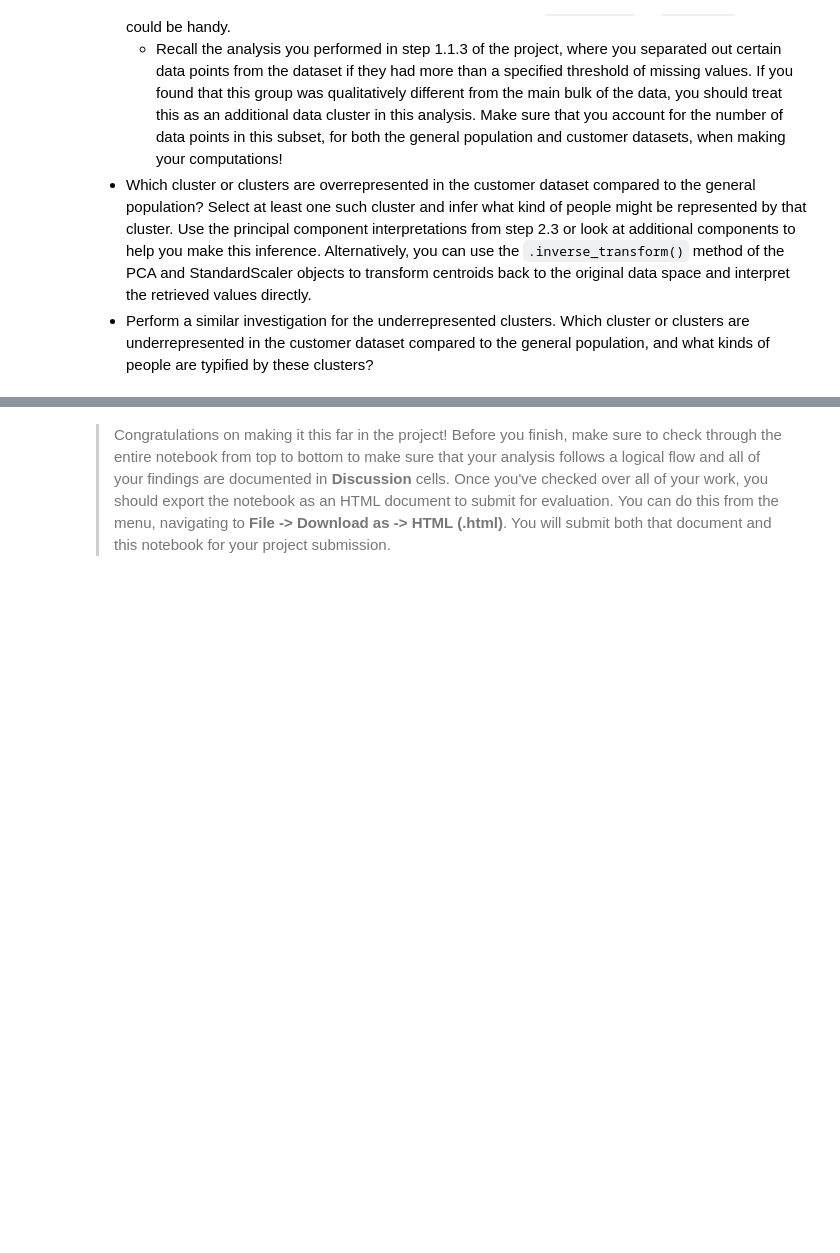
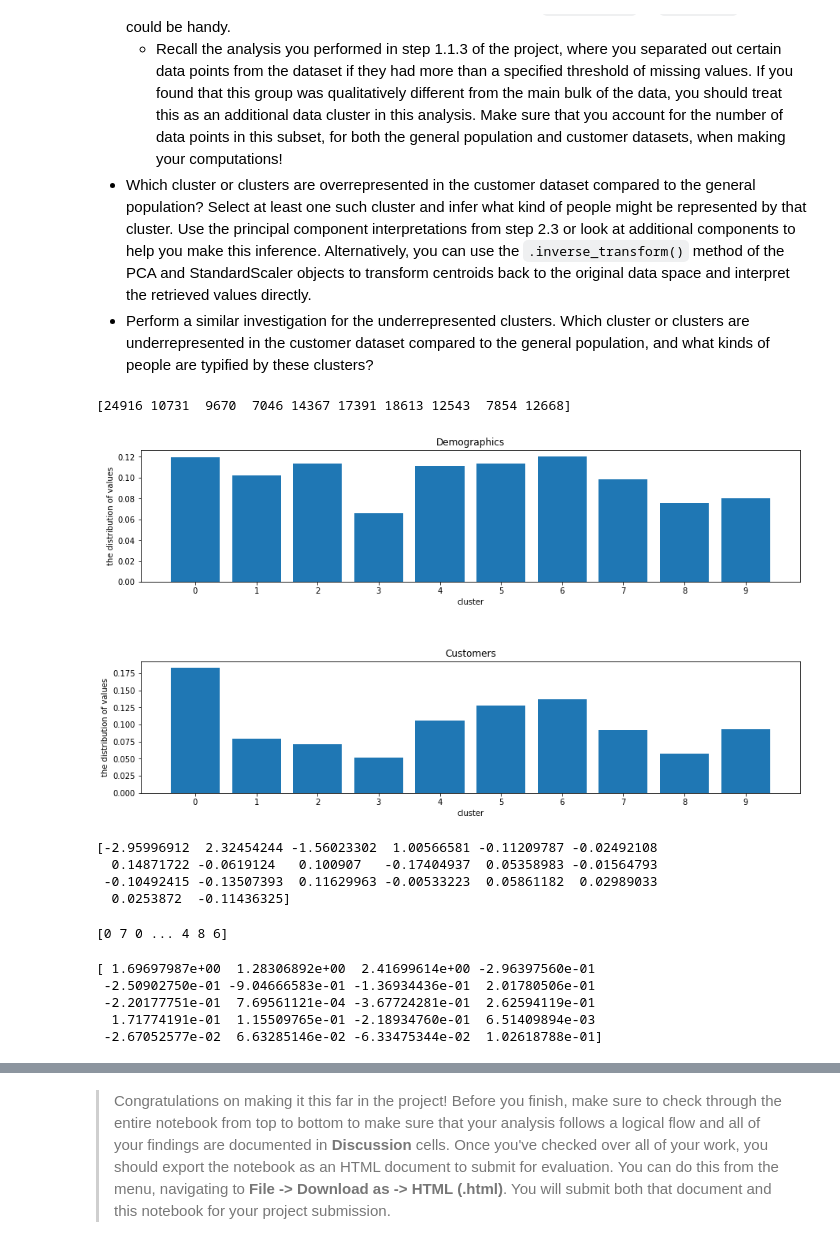
Before and after one commit to xueweiyema/IdentifyCustomer, a Jupyter notebook: Identify_Customer_Segments.ipynb, the cells around one changed output, grey strips where cells are left out. Saved outputs shown, nothing was run; the diff lists cells and outputs as text; code cells hidden in the pictures; blank space fills up the shorter version.

```diff
--- a/Identify_Customer_Segments.ipynb
+++ b/Identify_Customer_Segments.ipynb
@@ -985,6 +1004,8 @@ NameError: name 'principalComponents_updated' is not defined
 # %%
 # Re-fit the k-means model with the selected number of clusters and obtain
 # cluster predictions for the general population demographics data.
+kmeans=KMeans(n_clusters=10,random_state=0)
+result=kmeans.fit_predict(azdias_pca)
 # %% [markdown]
 ### Discussion 3.1: Apply Clustering to General Population
 
@@ -999,4 +1021,4 @@ Now that you have clusters and cluster centers for the general population, it's
 - Use the sklearn objects from the general demographics data, and apply their transformations to the customers data. That is, you should not be using a `.fit()` or `.fit_transform()` method to re-fit the old objects, nor should you be creating new sklearn objects! Carry the data through the feature scaling, PCA, and clustering steps, obtaining cluster assignments for all of the data in the customer demographics data.
 # %%
 # Load in the customer demographics data.
-customers =
+customers = pd.read_csv('Udacity_CUSTOMERS_Subset.csv',sep=';')
@@ -1023,9 +1071,65 @@ Take a look at the following points in this step:
+# %%
+# bin_list=np.bincount(result)
+# print(bin_list)
+customers_bin_list=np.bincount(customers_result)
+print(customers_bin_list)
+# %% [output]
+[24916 10731  9670  7046 14367 17391 18613 12543  7854 12668]
+# %%
+# Compare the proportion of data in each cluster for the customer data to the
+# proportion of data in each cluster for the general population.
+
+
+percent_bin_list = list(map(lambda i: i/len(result), bin_list))
+# print(percent_bin_list)
+customers_percent_bin_list = list(map(lambda i: i/len(customers_result), customers_bin_list))
+plt.figure(figsize=(15,8))
+plt.subplots_adjust(left=None, bottom=None, right=None, top=None,
+                wspace=None, hspace=0.6)
+
+ax1=plt.subplot(211)
+plt.bar([0,1,2,3,4,5,6,7,8,9],percent_bin_list)
+ax1.set_title('Demographics')
+ax1.set_xlabel('cluster')
+plt.xticks([0,1,2,3,4,5,6,7,8,9])
+ax1.set_ylabel('the distribution of values')
+
+ax2=plt.subplot(212)
+plt.bar([0,1,2,3,4,5,6,7,8,9],customers_percent_bin_list)
+ax2.set_title('Customers')
+ax2.set_xlabel('cluster')
+plt.xticks([0,1,2,3,4,5,6,7,8,9])
+ax2.set_ylabel('the distribution of values')
+plt.show()
+# %% [output]
+[figure, added]
 # %%
 # What kinds of people are part of a cluster that is overrepresented in the
 # customer data compared to the general population?
+
+overrepresented=kmeans.cluster_centers_[0]
+print(overrepresented)
+# %% [output]
+[-2.95996912  2.32454244 -1.56023302  1.00566581 -0.11209787 -0.02492108
+  0.14871722 -0.0619124   0.100907   -0.17404937  0.05358983 -0.01564793
+ -0.10492415 -0.13507393  0.11629963 -0.00533223  0.05861182  0.02989033
+  0.0253872  -0.11436325]
+# %%
+print(customers_result)
+# %% [output]
+[0 7 0 ... 4 8 6]
 # %%
 # What kinds of people are part of a cluster that is underrepresented in the
 # customer data compared to the general population?
+
+overrepresented=kmeans.cluster_centers_[2]
+print(overrepresented)
+# %% [output]
+[ 1.69697987e+00  1.28306892e+00  2.41699614e+00 -2.96397560e-01
+ -2.50902750e-01 -9.04666583e-01 -1.36934436e-01  2.01780506e-01
+ -2.20177751e-01  7.69561121e-04 -3.67724281e-01  2.62594119e-01
+  1.71774191e-01  1.15509765e-01 -2.18934760e-01  6.51409894e-03
+ -2.67052577e-02  6.63285146e-02 -6.33475344e-02  1.02618788e-01]
 # %% [markdown]
 ### Discussion 3.3: Compare Customer Data to Demographics Data
 
```
Also changed, not shown: parts of 12 cells of this notebook.
